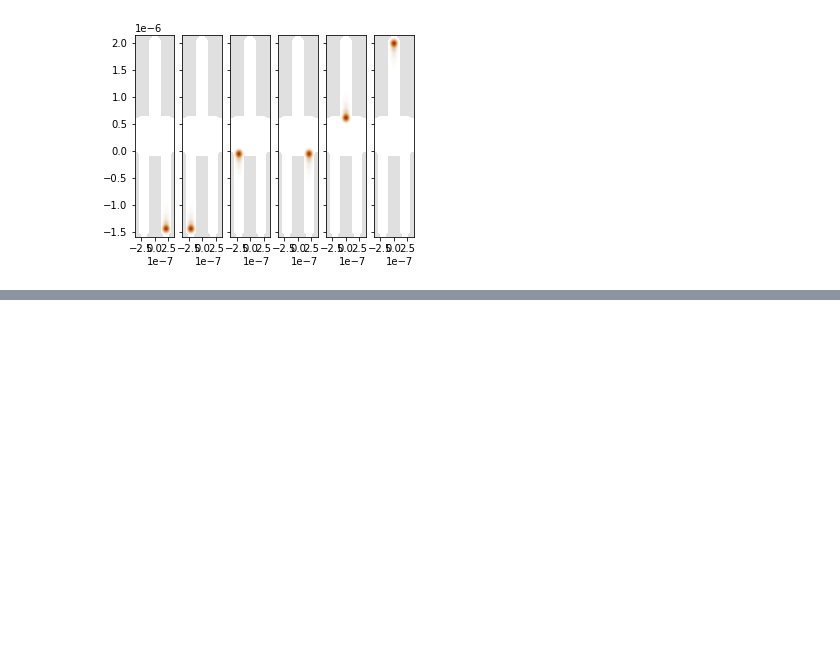
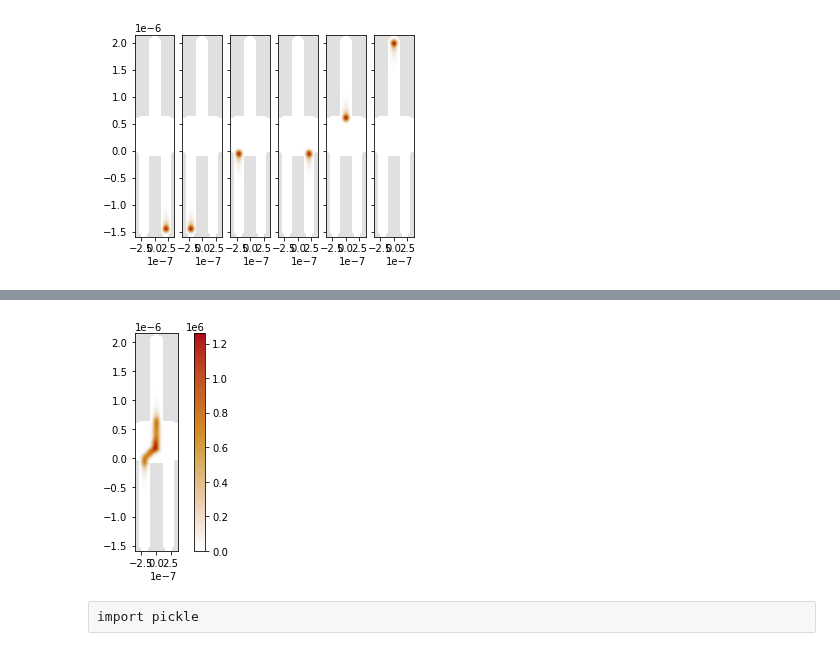
Before and after one commit to Satin21/Trijunction, a Jupyter notebook: analysis/Y.ipynb, the cells around one changed output, grey strips where cells are left out. Saved outputs shown, nothing was run; the diff lists cells and outputs as text; code cells hidden in the pictures; blank space fills up the shorter version.

```diff
--- a/analysis/Y.ipynb
+++ b/analysis/Y.ipynb
@@ -1027,0 +1023,6 @@ plt.colorbar(cax);
+# %%
+kwant.plotter.density(trijunction, density(coupled_states[-1]));
+# %% [output]
+[figure, added]
+# %% [raw]
+import pickle
```
Also changed, not shown: parts of 109 cells of this notebook.
